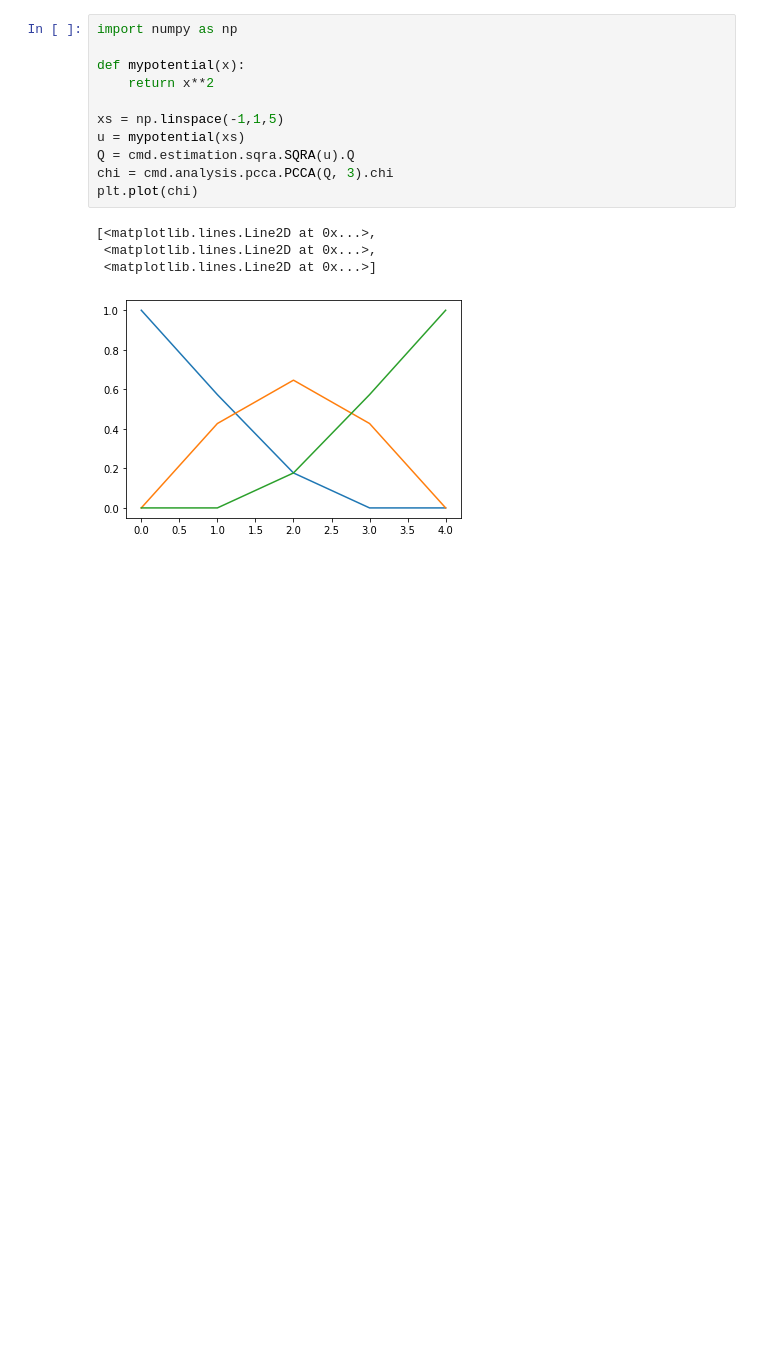
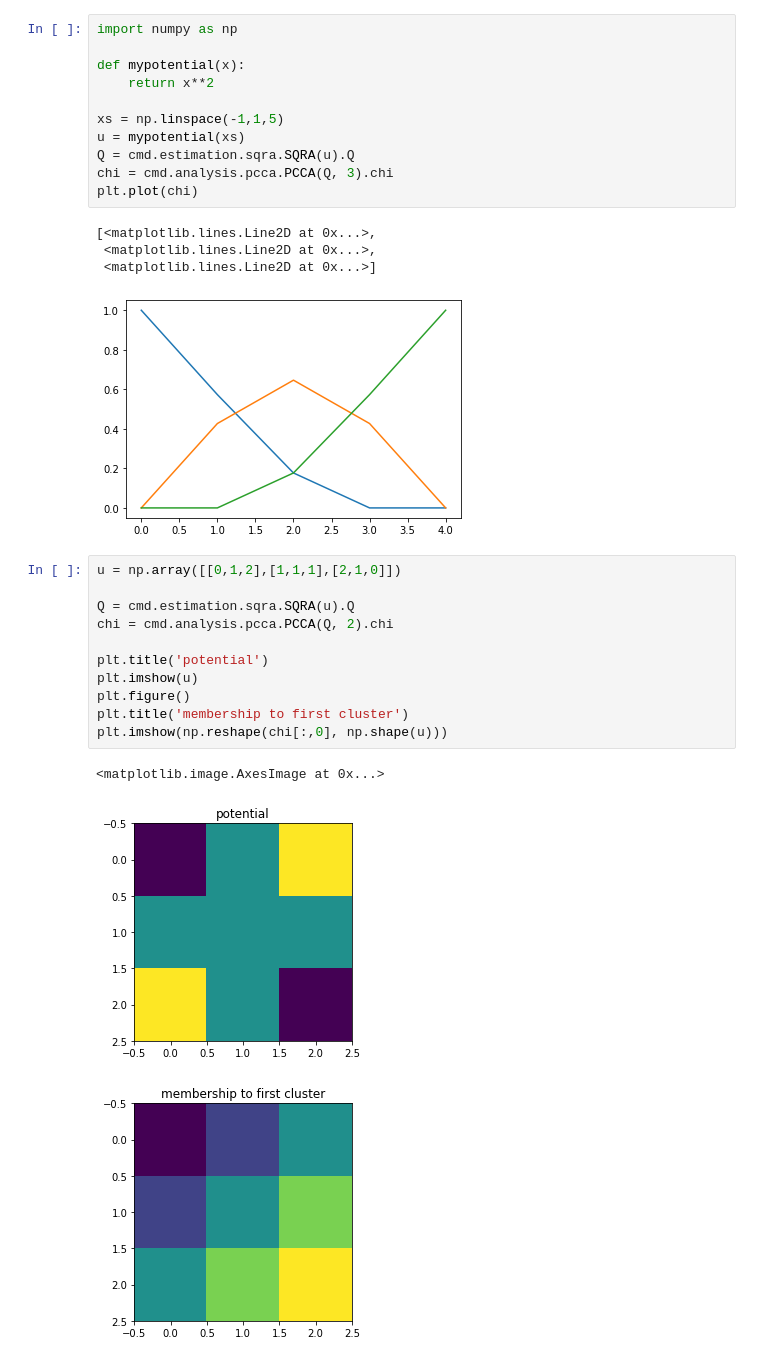
Before and after one commit to zib-cmd/cmdtools, a Jupyter notebook: examples/pcca.ipynb, the cells around one changed output. Drawn from its saved outputs; the diff is of its cells as text; blank space fills up the shorter version.

Commit message:
add example for the usage of sqra/pcca with custom 2d potential

```diff
--- a/examples/pcca.ipynb
+++ b/examples/pcca.ipynb
@@ -38,3 +39,18 @@ plt.plot(chi)
  <matplotlib.lines.Line2D at 0x...>,
  <matplotlib.lines.Line2D at 0x...>]
 [figure]
+# %%
+u = np.array([[0,1,2],[1,1,1],[2,1,0]])
+
+Q = cmd.estimation.sqra.SQRA(u).Q
+chi = cmd.analysis.pcca.PCCA(Q, 2).chi
+
+plt.title('potential')
+plt.imshow(u)
+plt.figure()
+plt.title('membership to first cluster')
+plt.imshow(np.reshape(chi[:,0], np.shape(u)))
+# %% [output]
+<matplotlib.image.AxesImage at 0x...>
+[figure, added]
+[figure, added]
```
Also changed, not shown: parts of 1 cell of this notebook.
